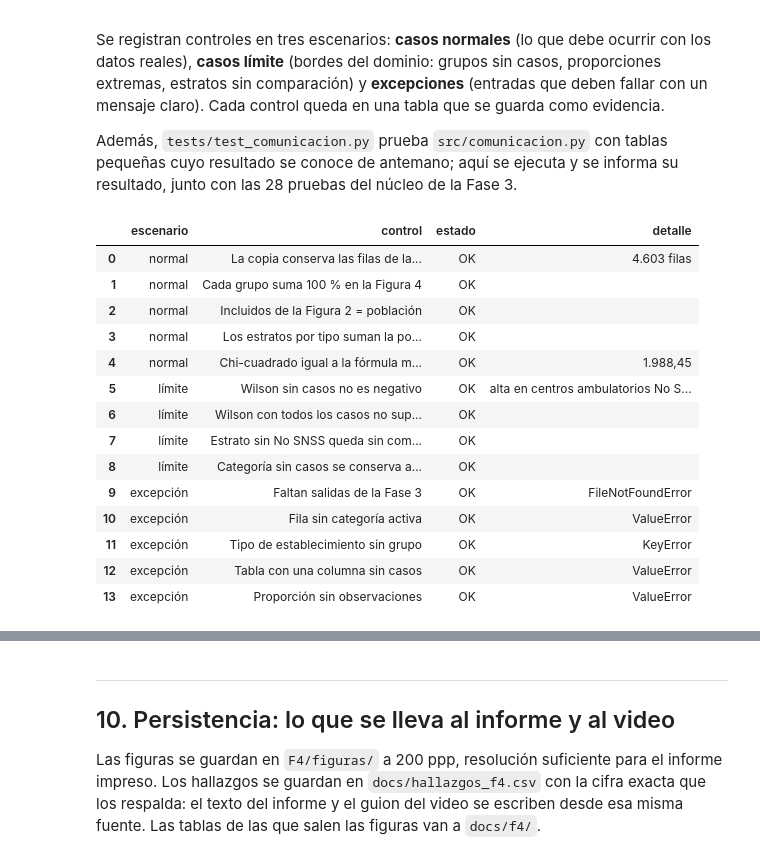
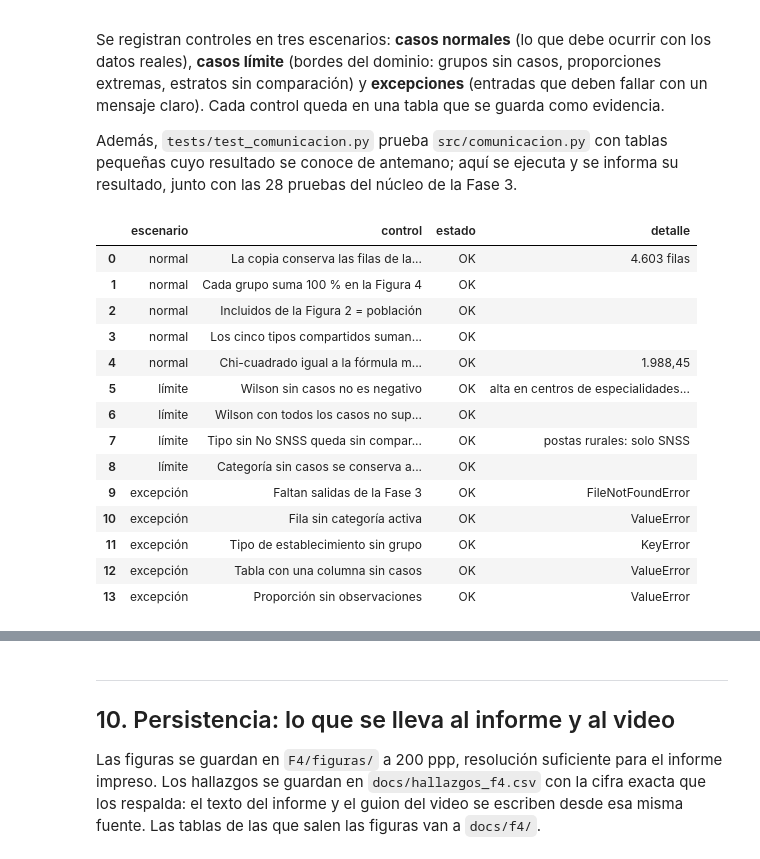
Before and after one commit to christopherulloarojas/grupo1-proyecto-mcdi500, a Jupyter notebook: F4/Grupo1_S3_F4_Visualizacion_Comunicacion.ipynb, the cells around one changed output, grey strips where cells are left out. Saved outputs shown, nothing was run; the diff lists cells and outputs as text; code cells hidden in the pictures.

```diff
--- a/F4/Grupo1_S3_F4_Visualizacion_Comunicacion.ipynb
+++ b/F4/Grupo1_S3_F4_Visualizacion_Comunicacion.ipynb
@@ -938,22 +939,0 @@ calcular con ellas). Si la V de Cramér baja mucho al estratificar, la asociaci
-# %%
-estratos = []
-for tipo, sub in legible.groupby("tipo_agrupado", observed=True):
-    tabla = pd.crosstab(sub["pertenencia_snss"], sub["complejidad"])
-    tabla = tabla.loc[:, tabla.sum() > 0]
-    fila = {"tipo_agrupado": tipo, "n": len(sub),
-            "SNSS": int((sub["pertenencia_snss"] == "SNSS").sum()),
-            "No SNSS": int((sub["pertenencia_snss"] == "No SNSS").sum())}
-    if tabla.shape[0] < 2 or tabla.shape[1] < 2:
-        fila.update({"v_cramer": np.nan, "esperada_minima": np.nan, "lectura": "sin comparación posible"})
-    else:
-        resultado = com.prueba_independencia(tabla)
-        fila.update({"v_cramer": resultado["v_cramer"], "esperada_minima": resultado["esperada_minima"],
-                     "lectura": "comparable" if resultado["celdas_esperada_menor_5"] == 0
-                                else "esperadas < 5: interpretar con cautela"})
-    estratos.append(fila)
-estratos = pd.DataFrame(estratos)
-estratos.loc[len(estratos)] = {"tipo_agrupado": "Total, sin estratificar", "n": N,
-                               "SNSS": int(contingencia.loc["SNSS"].sum()), "No SNSS": int(contingencia.loc["No SNSS"].sum()),
-                               "v_cramer": prueba["v_cramer"], "esperada_minima": prueba["esperada_minima"],
-                               "lectura": "comparable"}
-estratos.round(3)
@@ -1455,48 +1548,50 @@ verificar("normal", "La copia conserva las filas de la población", len(legible)
 verificar("normal", "Cada grupo suma 100 % en la Figura 4",
           np.allclose(distribucion.groupby("pertenencia_snss", observed=True)["proporcion"].sum(), 1))
 verificar("normal", "Incluidos de la Figura 2 = población", int(conteo_destino["Incluido"].sum()) == N)
-verificar("normal", "Los estratos por tipo suman la población", int(estratos["n"].iloc[:-1].sum()) == N)
+verificar("normal", "Los cinco tipos compartidos suman sus 562 establecimientos",
+          int(estratos["n"].iloc[:-2].sum()) == len(compartidos) == 562)
 verificar("normal", "Chi-cuadrado igual a la fórmula manual", bool(np.isclose(prueba["chi2"], chi2_manual)),
           dec(prueba["chi2"]))
 
 # Casos límite
-verificar("límite", "Wilson sin casos no es negativo", com.intervalo_wilson(0, 1210)[0] == 0.0,
-          "alta en centros ambulatorios No SNSS: 0 de 1.210")
+verificar("límite", "Wilson sin casos no es negativo", com.intervalo_wilson(0, 89)[0] == 0.0,
+          "alta en centros de especialidades No SNSS: 0 de 89")
 verificar("límite", "Wilson con todos los casos no supera 1", com.intervalo_wilson(87, 87)[1] == 1.0)
-verificar("límite", "Estrato sin No SNSS queda sin comparación",
-          estratos.set_index("tipo_agrupado").loc["Atención primaria y urgencia", "lectura"] == "sin comparación posible")
+verificar("límite", "Tipo sin No SNSS queda sin comparación",
+          resumen(legible[legible["tipo"] == "Posta de Salud Rural (PSR)"], "PSR")["lectura"] == "sin comparación posible",
+          "postas rurales: solo SNSS")
 verificar("límite", "Categoría sin casos se conserva al reconstruir",
           list(com.reconstruir_categorias(matriz.iloc[:1], CODIFICACIONES)["complejidad"].cat.categories)
           == ORDEN_COMPLEJIDAD)
 
 # Excepciones
 for descripcion, llamada, error in [
     ("Faltan salidas de la Fase 3", lambda: com.cargar_artefactos(RAIZ / "carpeta_inexistente"), FileNotFoundError),
     ("Fila sin categoría activa", lambda: com.reconstruir_categorias(matriz.iloc[:1] * 0, CODIFICACIONES), ValueError),
     ("Tipo de establecimiento sin grupo", lambda: com.agrupar_tipos(pd.Series(["Tipo nuevo"]), AGRUPACION_TIPOS), KeyError),
     ("Tabla con una columna sin casos", lambda: com.prueba_independencia(pd.DataFrame([[3, 0], [4, 0]])), ValueError),
     ("Proporción sin observaciones", lambda: com.intervalo_wilson(0, 0), ValueError),
 ]:
     try:
         llamada()
         verificar("excepción", descripcion, False, "no lanzó error")
     except error as excepcion:
         verificar("excepción", descripcion, True, type(excepcion).__name__)
 
 tabla_controles = pd.DataFrame(controles)
 assert (tabla_controles["estado"] == "OK").all(), "Hay controles que fallaron"
 with pd.option_context("display.max_colwidth", 60):
     display(tabla_controles)
 # %% [output]
 |  | escenario | control | estado | detalle |
 | 0 | normal | La copia conserva las filas de la... | OK | 4.603 filas |
 | 1 | normal | Cada grupo suma 100 % en la Figura 4 | OK |  |
 | 2 | normal | Incluidos de la Figura 2 = población | OK |  |
-| 3 | normal | Los estratos por tipo suman la po... | OK |  |
+| 3 | normal | Los cinco tipos compartidos suman... | OK |  |
 | 4 | normal | Chi-cuadrado igual a la fórmula m... | OK | 1.988,45 |
-| 5 | límite | Wilson sin casos no es negativo | OK | alta en centros ambulatorios No S... |
+| 5 | límite | Wilson sin casos no es negativo | OK | alta en centros de especialidades... |
 | 6 | límite | Wilson con todos los casos no sup... | OK |  |
-| 7 | límite | Estrato sin No SNSS queda sin com... | OK |  |
+| 7 | límite | Tipo sin No SNSS queda sin compar... | OK | postas rurales: solo SNSS |
 | 8 | límite | Categoría sin casos se conserva a... | OK |  |
 | 9 | excepción | Faltan salidas de la Fase 3 | OK | FileNotFoundError |
 | 10 | excepción | Fila sin categoría activa | OK | ValueError |
```
Also changed, not shown: parts of 32 cells of this notebook, 1 other file.
